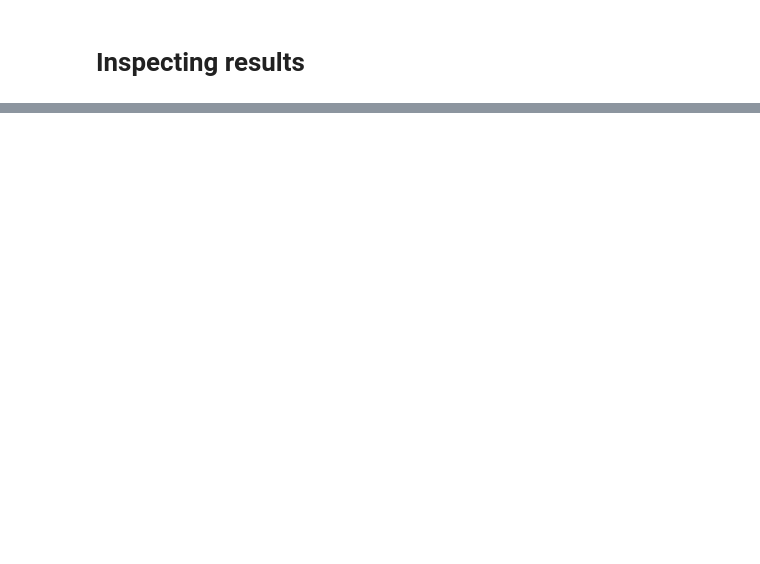
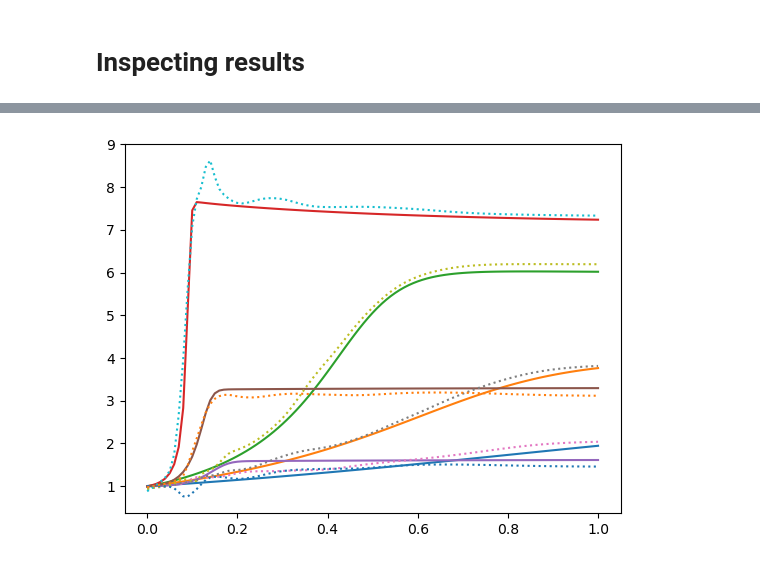
Before and after one commit to tobydriscoll/sciml-tearfilms, a Jupyter notebook: intensity_to_osmolarity.ipynb, the cells around one changed output, grey strips where cells are left out. Cells and saved outputs as stored; diff of their text form; code cells hidden in the pictures; blank space fills up the shorter version.

```diff
--- a/intensity_to_osmolarity.ipynb
+++ b/intensity_to_osmolarity.ipynb
@@ -236,0 +227,13 @@ plt.show()
+# %%
+with torch.no_grad():
+    pred_c = np.zeros(data_c.shape, np.float32)
+    for (j, tj) in enumerate(np.linspace(0, 1, 101, dtype=np.float32)):
+        pred = model(torch.cat((data_I, torch.tensor(tj).repeat((data_I.shape[0],1))),1).to(device)).cpu()
+        pred_c[:, j] = pred
+# %%
+t = np.linspace(0, 1, 101, dtype=np.float32)
+plt.plot(t, data_c[200:206].T)
+plt.plot(t, pred_c[200:206].T, ':')
+plt.show()
+# %% [output]
+[figure, added]
```
Also changed, not shown: parts of 9 cells of this notebook.
